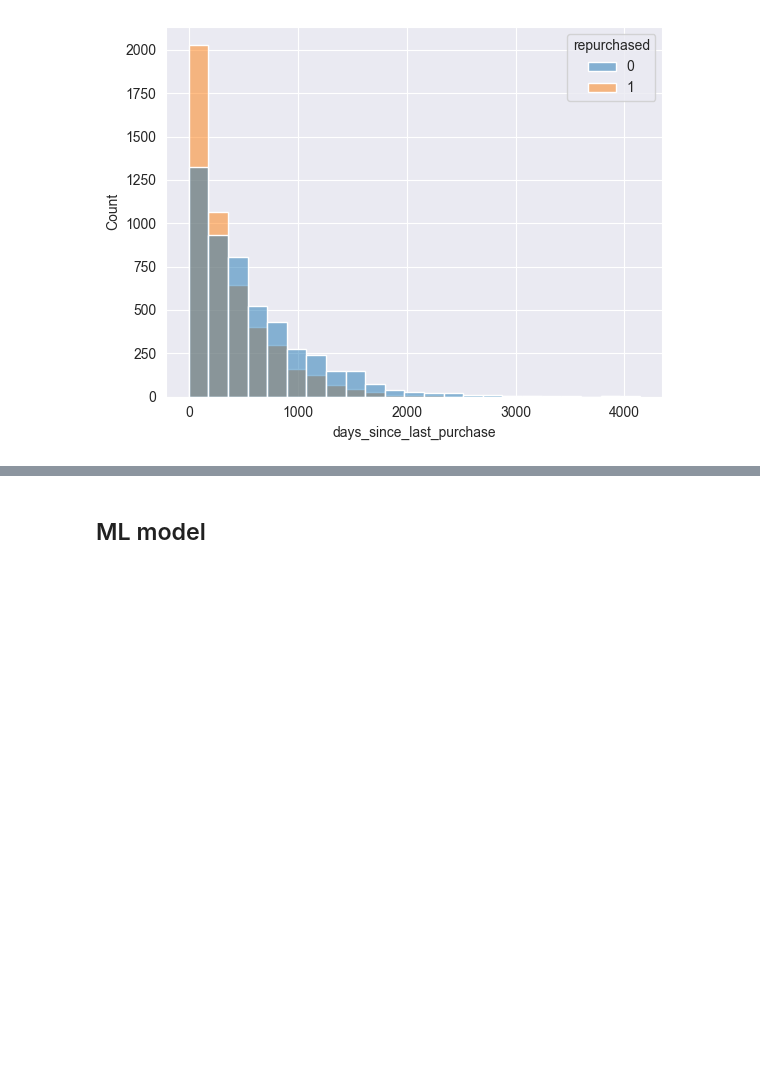
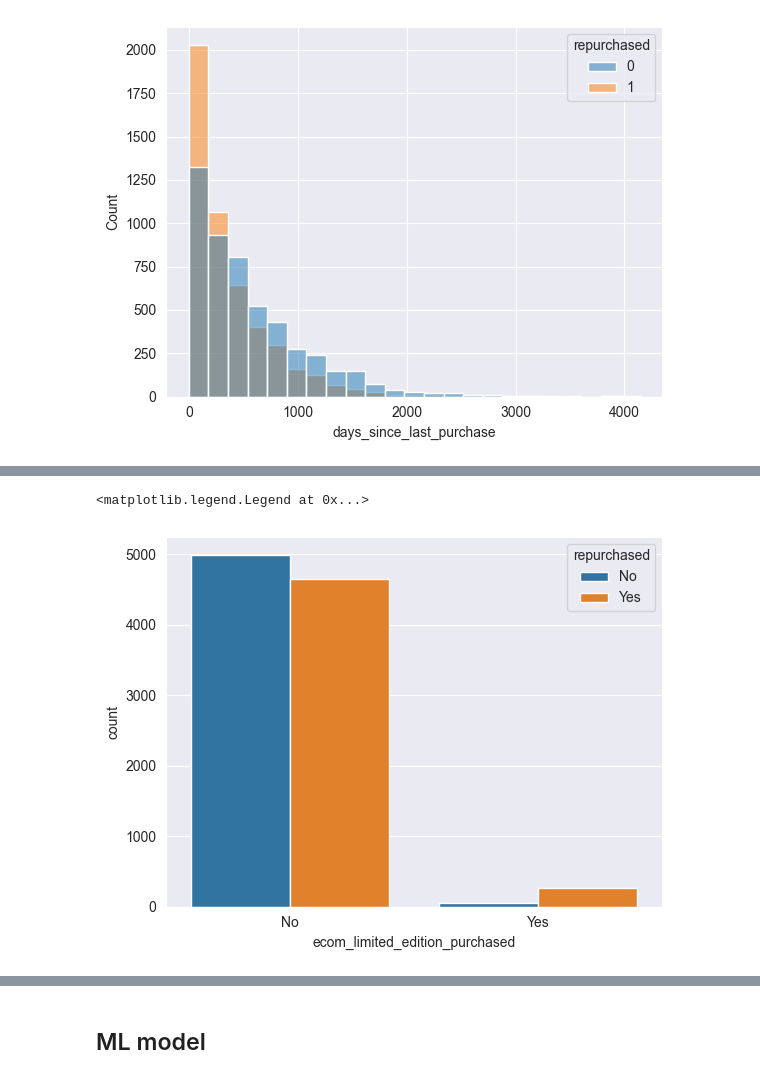
Before and after one commit to TaccheLegend/on_assignment, a Jupyter notebook: on_assignment.ipynb, the cells around one changed output, grey strips where cells are left out. Drawn from its saved outputs; the diff is of its cells as text; code cells hidden in the pictures; blank space fills up the shorter version.

```diff
--- a/on_assignment.ipynb
+++ b/on_assignment.ipynb
@@ -483,0 +511,9 @@ sns.histplot(data=data, x= 'days_since_last_purchase', binwidth=180, hue='repurc
+# %%
+sns.countplot(data=data, x = 'ecom_limited_edition_purchased', hue='repurchased')
+plt.xticks([0, 1], ['No', 'Yes'])
+handles, labels = plt.gca().get_legend_handles_labels()
+new_labels = ['No', 'Yes']
+plt.legend(handles, new_labels, title="repurchased")
+# %% [output]
+<matplotlib.legend.Legend at 0x...>
+[figure, added]
```
Also changed, not shown: parts of 13 cells of this notebook.
